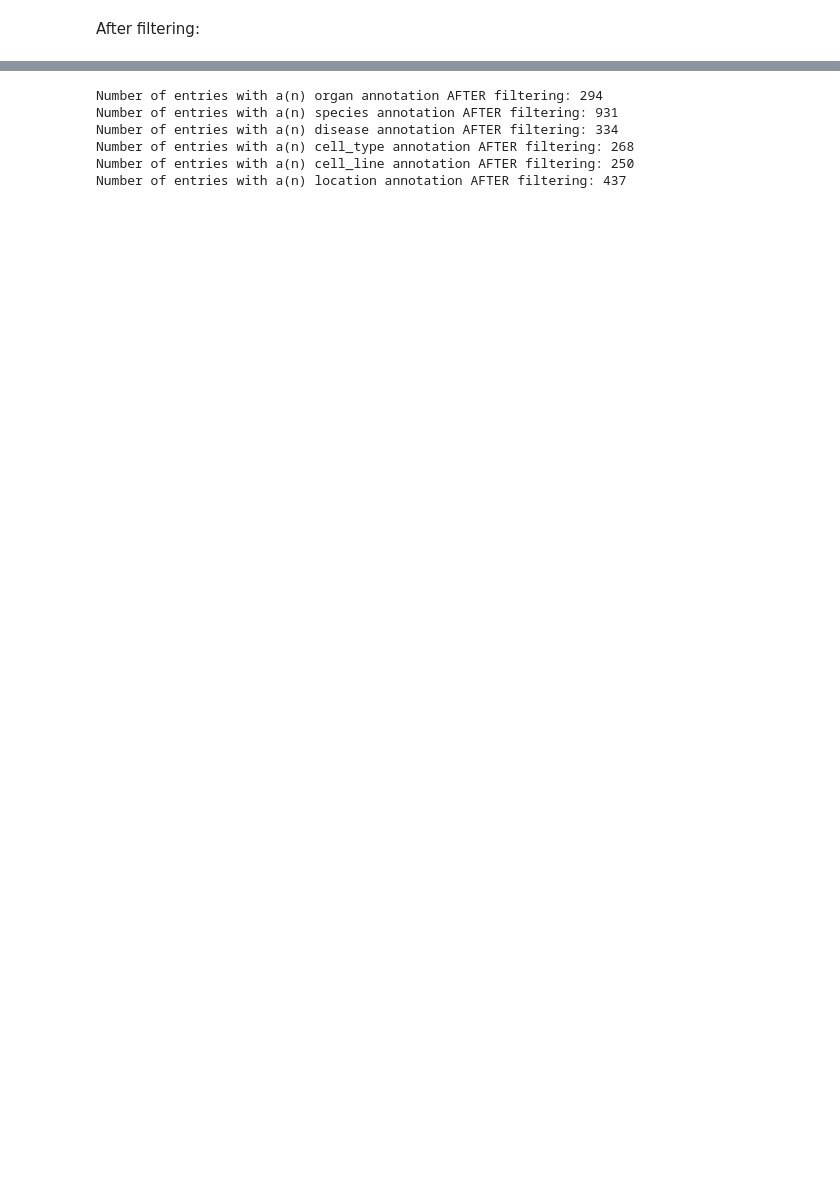
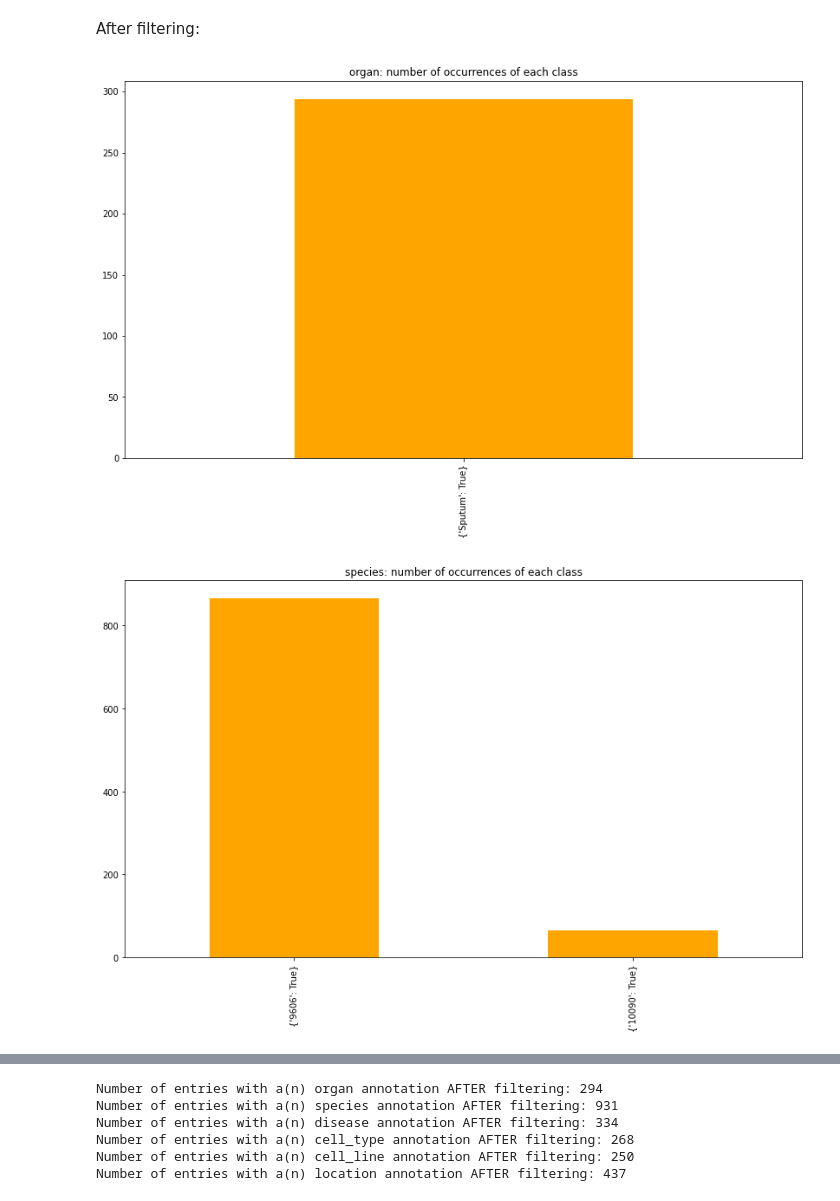
Before and after one commit to stonkgs/stonkgs, a Jupyter notebook: notebooks/indra_data_statistics.ipynb, the cells around one changed output, grey strips where cells are left out. Drawn from its saved outputs; the diff is of its cells as text; code cells hidden in the pictures; blank space fills up the shorter version.

```diff
--- a/notebooks/indra_data_statistics.ipynb
+++ b/notebooks/indra_data_statistics.ipynb
@@ -262,30 +280,39 @@ After filtering:
 # Create class-specific dataframes
 class_specific_dfs = {}
 
 # Filter out minority classes
 for annotation_type in context_annotations.keys():
     label_counts = entries_with_annotations[annotation_type].value_counts().to_dict()
 
     # Labels are removed if they contain less than 5% of the (non-null) entries
     percentage = 0.05
     cutoff = int(entries_with_annotations[
         entries_with_annotations[annotation_type].notnull()].shape[0] * percentage)
 
     # Remove labels based on class count
     labels_to_remove = {
         label: count
         for label, count in label_counts.items()
         if count < cutoff
     }
 
     # Get create class specific dictionaries by filtering out null values and the labels to remove
     class_specific_dfs[annotation_type] = entries_with_annotations[
         entries_with_annotations[annotation_type].notnull()][
         ~entries_with_annotations[annotation_type].isin(list(labels_to_remove.keys()))]
 
+    # Bar plot for that class
+    class_specific_dfs[annotation_type][annotation_type].value_counts(). \
+    sort_values(ascending=False)[:20].plot(kind='bar',
+                                           figsize=(14,8),
+                                           color='orange',
+                                           title=f'{annotation_type}: number of occurrences of each class')
+    plt.show()
 
 # Print the statistics
 for annotation_type in context_annotations:
     print(f'Number of entries with a(n) {annotation_type} annotation AFTER filtering: \
 {len(class_specific_dfs[annotation_type])}')
 # %% [output]
+[figure, added]
+[figure, added]
```
Also changed, not shown: parts of 20 cells of this notebook.
